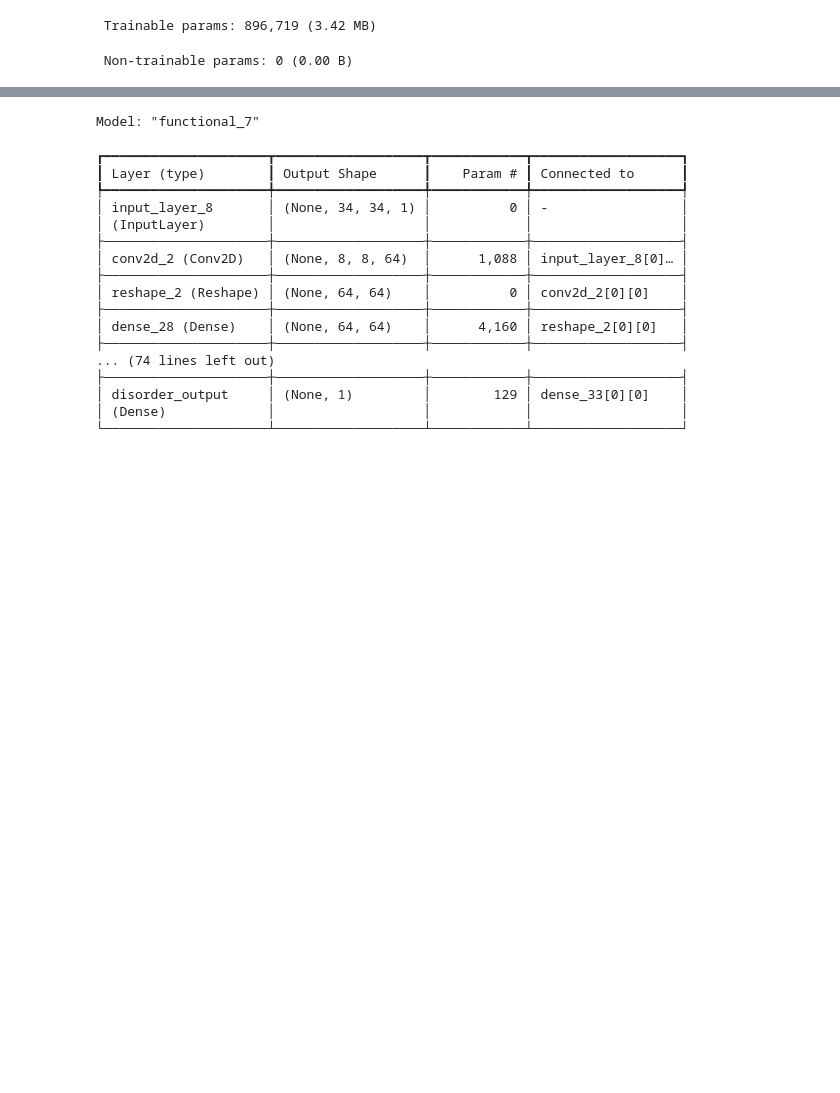
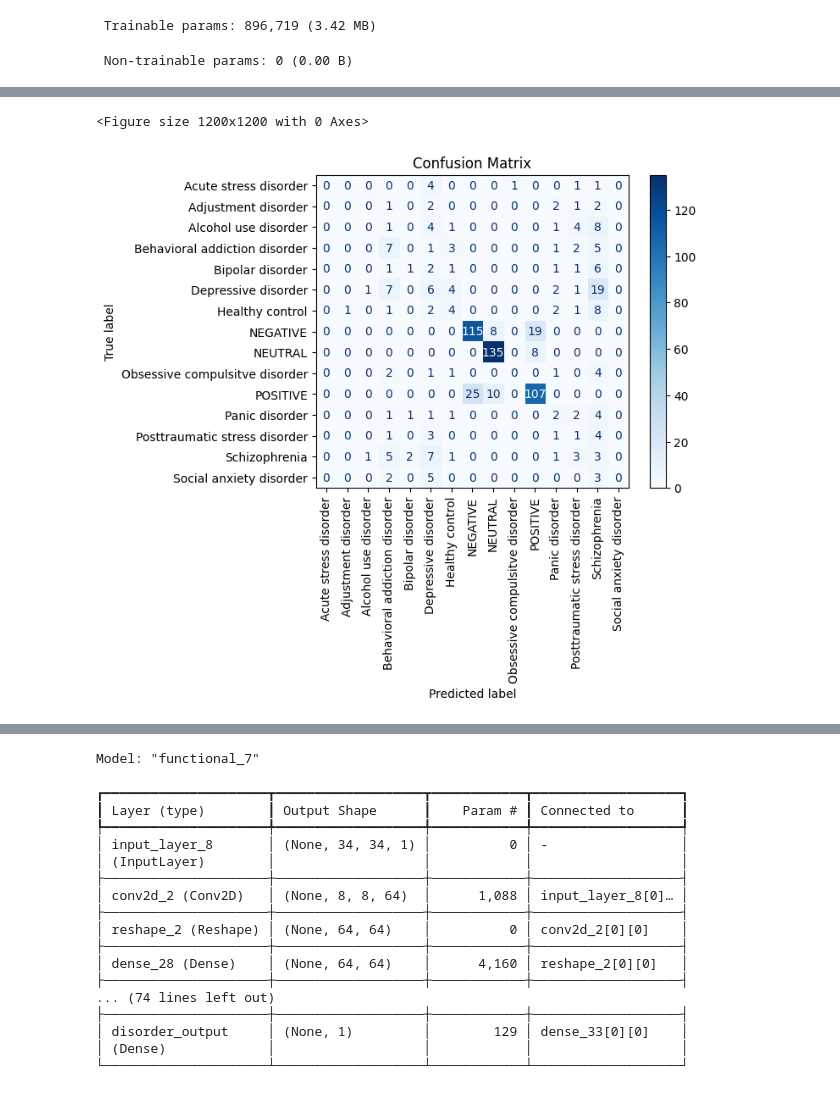
Before and after one commit to snmkrhn/EEG-Sinyalleri-ile-Psikiyatrik-Bozukluklar-n-Tespiti, a Jupyter notebook: EEG_Sinyalleri_ile_Psikiyatrik_Bozuklukların.ipynb, the cells around one changed output, grey strips where cells are left out. Cells and saved outputs as stored; diff of their text form; code cells hidden in the pictures; blank space fills up the shorter version.

```diff
--- a/EEG_Sinyalleri_ile_Psikiyatrik_Bozuklukların.ipynb
+++ b/EEG_Sinyalleri_ile_Psikiyatrik_Bozuklukların.ipynb
@@ -1386,0 +1416,23 @@ Epoch 11/50
+# %%
+from sklearn.metrics import confusion_matrix, ConfusionMatrixDisplay
+import numpy as np
+
+# Tahminleri al (en yüksek olasılığı seçiyoruz)
+y_pred_probs = model.predict(X_test)
+y_pred = np.argmax(y_pred_probs, axis=1)
+y_true = np.argmax(y_test, axis=1)
+
+# Confusion matrix
+cm = confusion_matrix(y_true, y_pred)
+
+# Sınıf isimlerini almak için
+class_names = le.classes_
+
+# Görselleştir
+disp = ConfusionMatrixDisplay(confusion_matrix=cm, display_labels=class_names)
+plt.figure(figsize=(12, 12))
+disp.plot(xticks_rotation=90, cmap="Blues", values_format="d")
+plt.title("Confusion Matrix")
+plt.grid(False)
+plt.show()
+# %% [output]
@@ -1386,0 +1440,2 @@ Epoch 11/50
+<Figure size 1200x1200 with 0 Axes>
+[figure, added]
```
Also changed, not shown: parts of 5 cells of this notebook.
